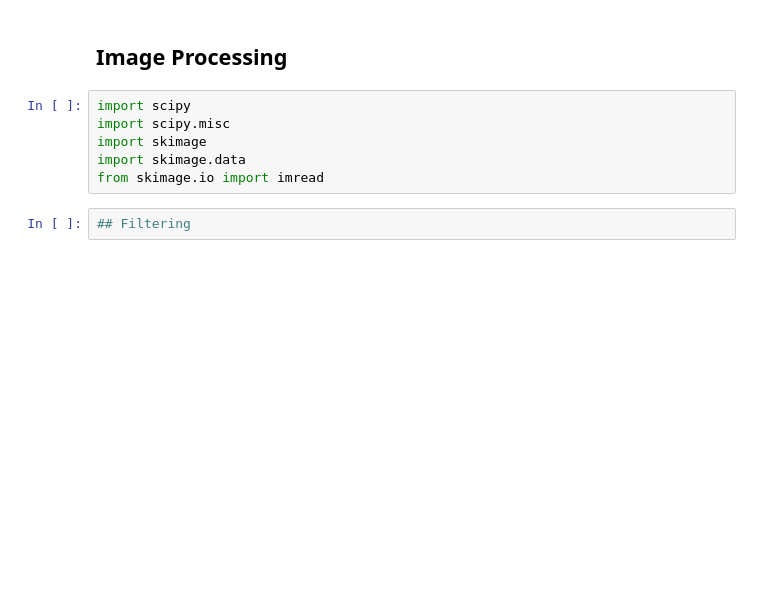
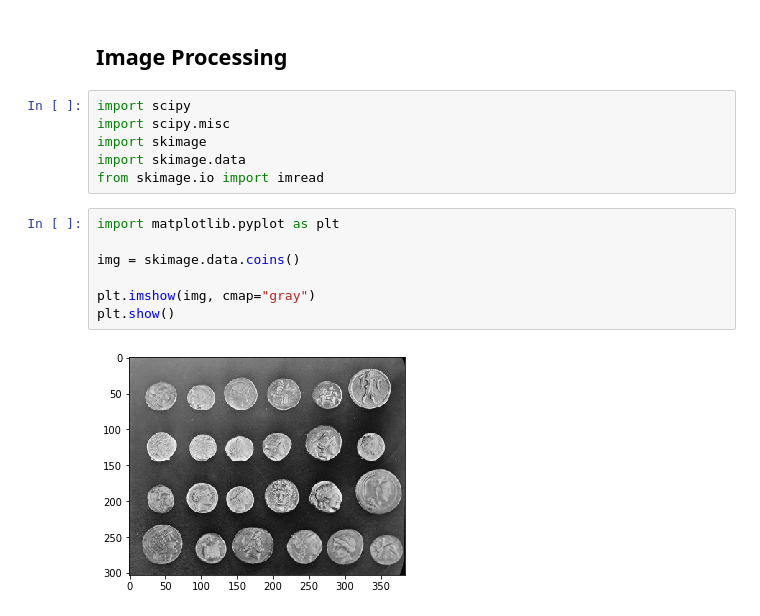
Before and after one commit to neduchal/USVP, a Jupyter notebook: cviceni/cv01.ipynb, the cells around one changed output. Cells and saved outputs as stored; diff of their text form; blank space fills up the shorter version.

```diff
--- a/cviceni/cv01.ipynb
+++ b/cviceni/cv01.ipynb
@@ -37,5 +75,12 @@ import scipy.misc
 import skimage
 import skimage.data
 from skimage.io import imread
-# %%
-## Filtering
+# %%
+import matplotlib.pyplot as plt
+
+img = skimage.data.coins()
+
+plt.imshow(img, cmap="gray")
+plt.show()
+# %% [output]
+[figure, added]
```
Also changed, not shown: parts of 7 cells of this notebook.
